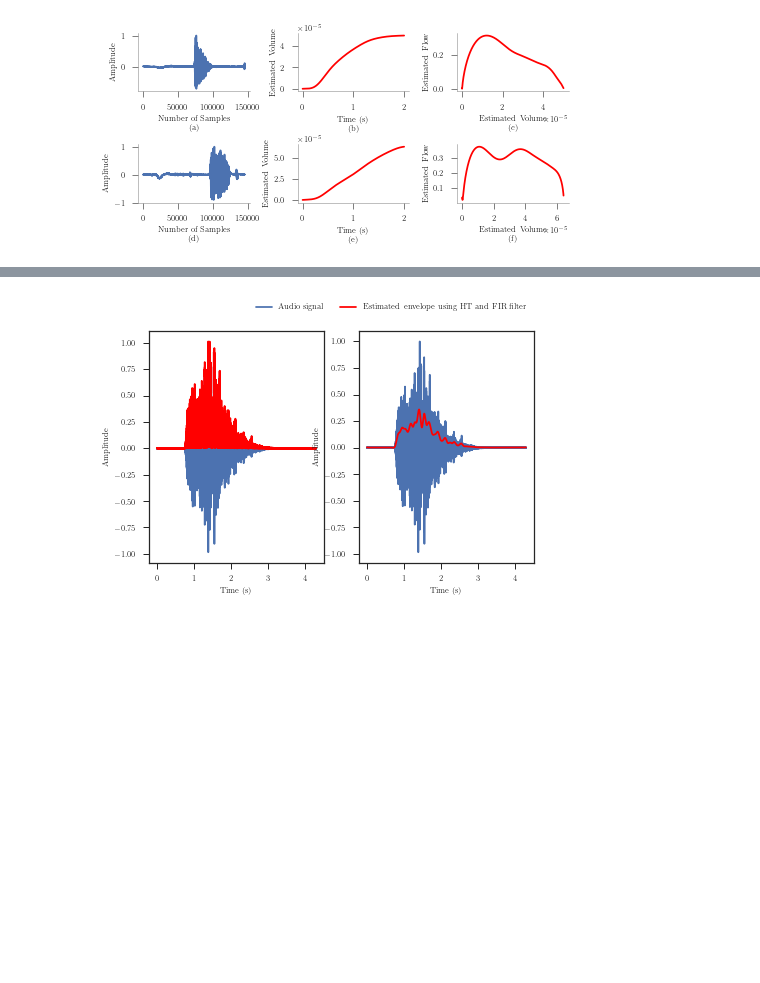
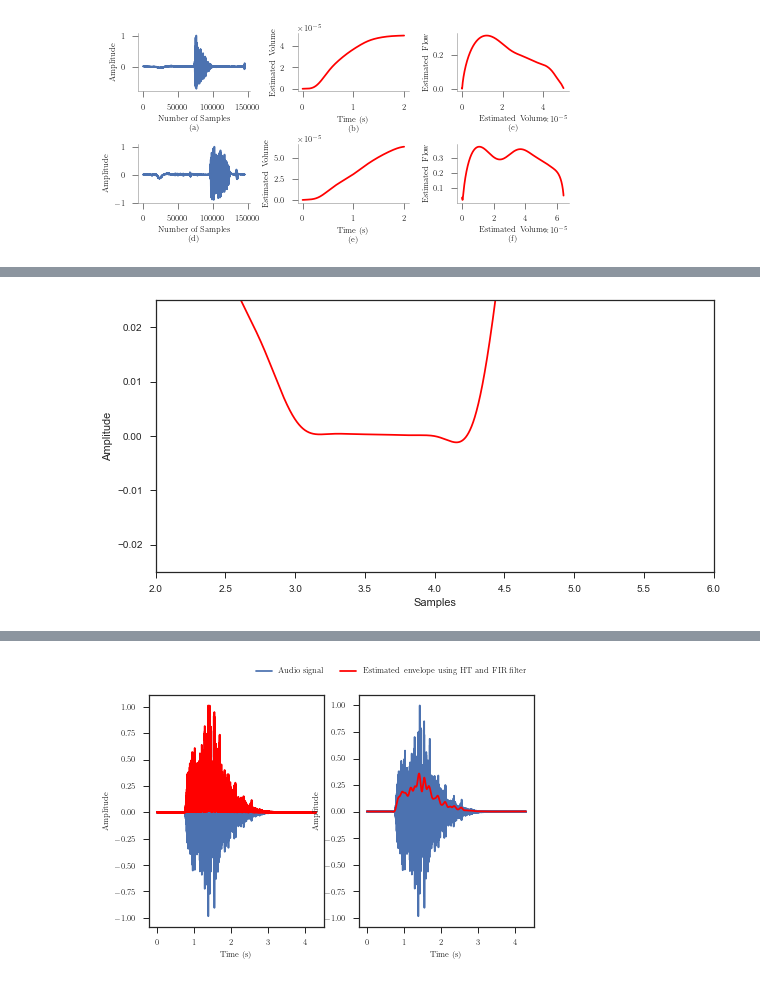
Before and after one commit to rishi-a/SpiroMask, a Jupyter notebook: Microphone-Experiment/fvc-parameter-extraction/hilbert-script.ipynb, the cells around one changed output, grey strips where cells are left out. Cells and saved outputs as stored; diff of their text form; code cells hidden in the pictures; blank space fills up the shorter version.

```diff
--- a/Microphone-Experiment/fvc-parameter-extraction/hilbert-script.ipynb
+++ b/Microphone-Experiment/fvc-parameter-extraction/hilbert-script.ipynb
@@ -296,6 +296,19 @@ def butter_highpass_filter(data, cutoff, fs, order=5):
     b, a = butter_highpass(cutoff, fs, order=order)
     y = lfilter(b, a, data)
     return y;
+
+def butter_bandpass(lowcut, highcut, fs, order=5):
+    nyq = 0.5 * fs
+    low = lowcut / nyq
+    high = highcut / nyq
+    b, a = butter(order, [low, high], btype='band')
+    return b, a
+
+
+def butter_bandpass_filter(data, lowcut, highcut, fs, order=5):
+    b, a = butter_bandpass(lowcut, highcut, fs, order=order)
+    y = lfilter(b, a, data)
+    return y
 # %%
 import os
 mypath="clothdata/"
@@ -469 +316,45 @@ Ratio% =  90.12201400905374
+# %%
+# demonstarting exhalation detection in one file
+for file in filenames:
+    fs = 16000
+    fig, ax = plt.subplots(1,1,figsize=(10,5))
+    x = pd.read_json(mypath+file, orient='keys')['payload']['values']
+    x = x/np.max(np.abs(x))
+    t = np.arange(0,len(x))/fs
+    #x_filt = butter_highpass_filter(x, cutoff, fs, order)
+
+
+    #filter the signal and show it
+     #FILTEING THE SIGNAL
+    cutoff_low = 1000 # desired cutoff frequency of the filter, Hz
+    cutoff_high = 3500
+    order = 15
+
+    #x_filt = butter_highpass_filter(x, cutoff, fs, order)
+    x_filt = butter_bandpass_filter(x,cutoff_low,cutoff_high,fs,order)
+    #get analytic signal
+    x_filt_hilbert = signal.hilbert(x_filt)
+    envelope_hat = np.abs(x_filt_hilbert)
+    #filter the Hilbert envelope
+    nyq_rate = fs /0.5
+    width = 1.0/nyq_rate # 5 Hz filter transition width.
+    ripple_db = 10.0 # stop band attenuation
+    fL_hz = 10
+    N, beta = signal.kaiserord(ripple_db, width)
+    taps = signal.firwin(N, fL_hz/nyq_rate, window=('kaiser', beta))
+    envelope_hat_filt = signal.filtfilt(taps, 1,envelope_hat)
+    t = np.arange(0,len(envelope_hat_filt))/fs
+
+    #ax[1,0].plot(t,x_filt)
+    ax.plot(t,envelope_hat_filt, color="red")
+    ax.set_ylabel('Amplitude')
+    ax.set_xlabel('Samples')
+    ax.set_ylim(-0.025, 0.025)
+    ax.set_xlim(2, 6)
+
+
+
+    break;
+# %% [output]
+[figure, added]
 # %%
```
Also changed, not shown: parts of 5 cells of this notebook, 25 other files.
